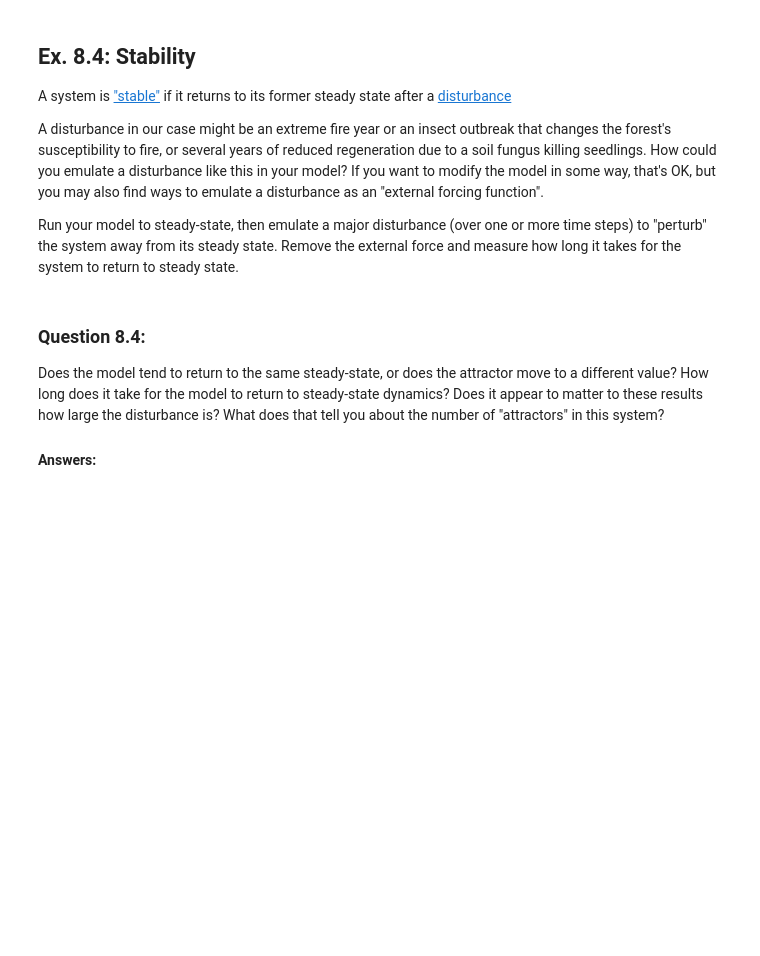
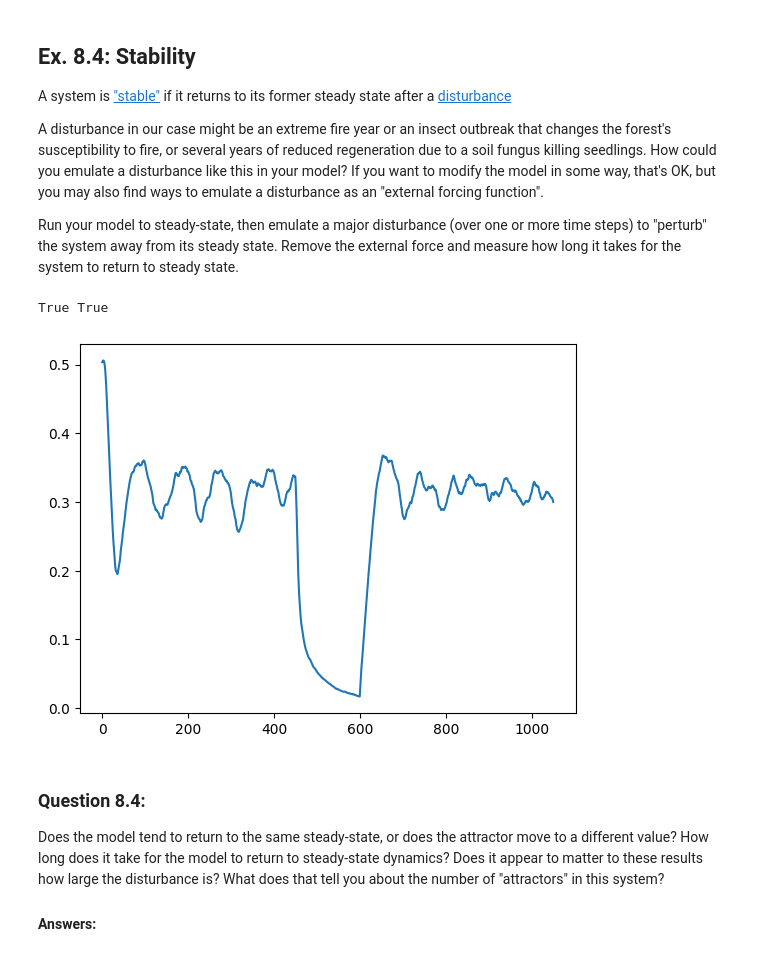
Before and after one commit to Gipir/cap-comp215, a Jupyter notebook: labs/lab07 copy.ipynb, the cells around one changed output. Saved outputs shown, nothing was run; the diff lists cells and outputs as text; code cells hidden in the pictures; blank space fills up the shorter version.

```diff
--- a/labs/lab07 copy.ipynb
+++ b/labs/lab07 copy.ipynb
@@ -277,3 +337,21 @@ Run your model to steady-state, then emulate a major disturbance (over one or mo
+# %%
+a = ForestFire(100)
+#some premade disturbances
+fire_season = make_a_disturbance(10,1)
+reduced_growth = make_a_disturbance(1,0.1)
+abundant_growth = make_a_disturbance(1,10)
+lack_of_fire = make_a_disturbance(0.1,1)
+#custom disturbance
+disturbance = make_a_disturbance(10,0.01)
+
+early_stable, late_stable, historical_occupation = disturbance_check(a,disturbance=disturbance,disturbance_time=150)
+
+plt.plot(historical_occupation)
+print(early_stable, late_stable)
+plt.show()
+# %% [output]
+True True
+[figure, added]
 # %% [markdown]
 ### Question 8.4:
 Does the model tend to return to the same steady-state, or does the attractor move to a different value?
```
Also changed, not shown: parts of 11 cells of this notebook.
